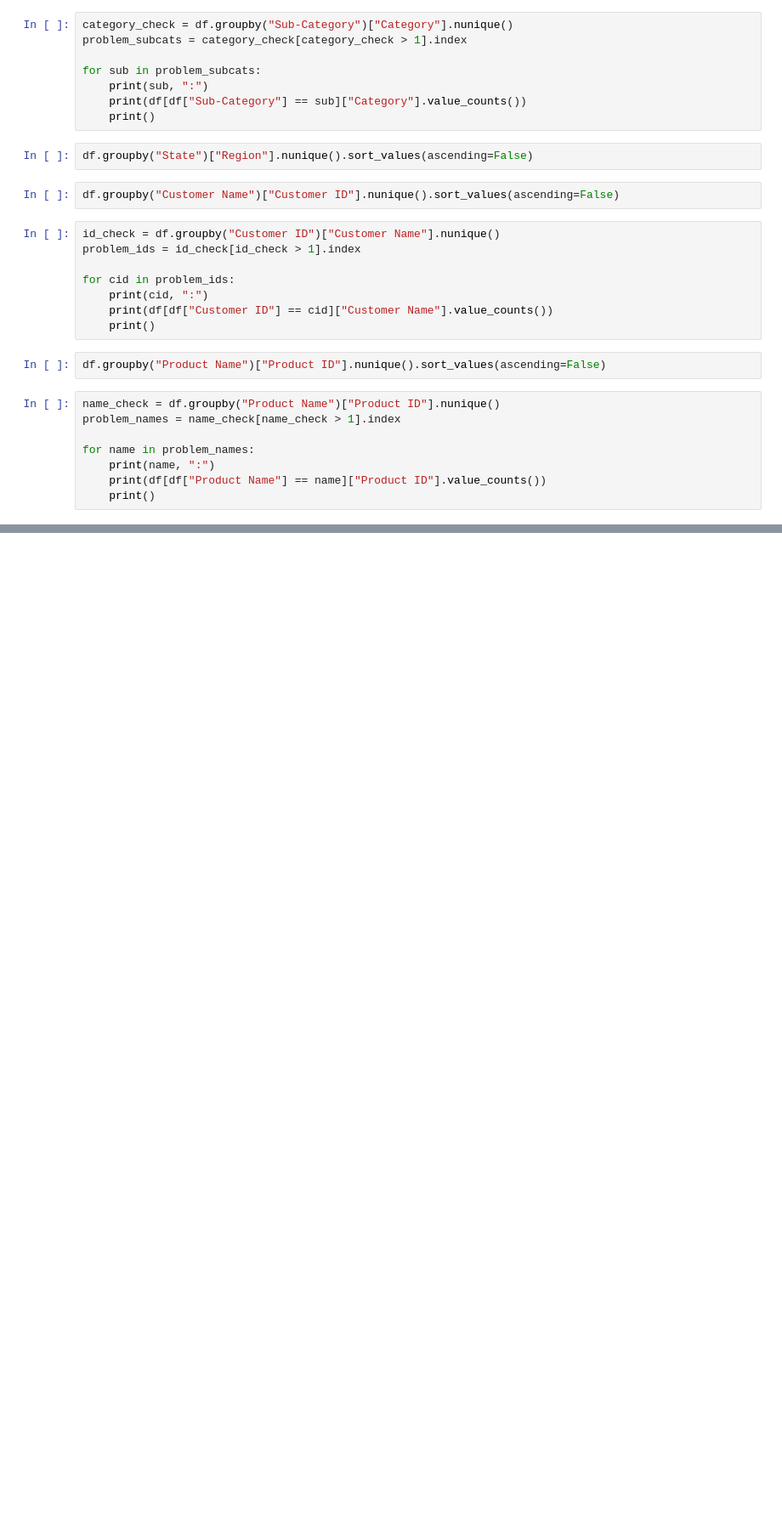
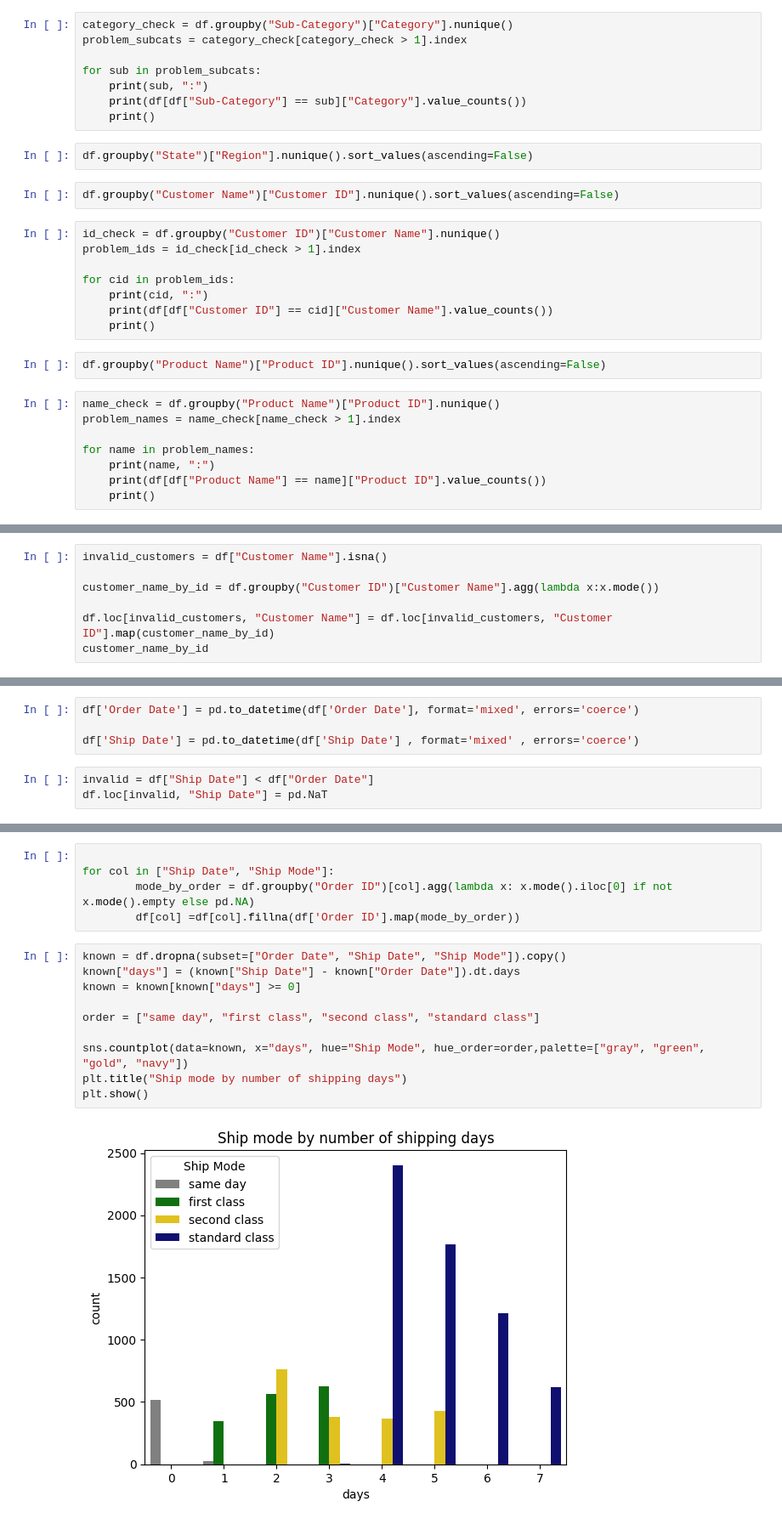
Before and after one commit to Ismail-Dakhlani1440/Datastore360, a Jupyter notebook: notebooks/01_eda.ipynb, the cells around one changed output, grey strips where cells are left out. Shown at 85% size. Cells and saved outputs as stored; diff of their text form; blank space fills up the shorter version.

```diff
--- a/notebooks/01_eda.ipynb
+++ b/notebooks/01_eda.ipynb
@@ -74,0 +97,7 @@ for name in problem_names:
+# %%
+invalid_customers = df["Customer Name"].isna()
+
+customer_name_by_id = df.groupby("Customer ID")["Customer Name"].agg(lambda x:x.mode())
+
+df.loc[invalid_customers, "Customer Name"] = df.loc[invalid_customers, "Customer ID"].map(customer_name_by_id)
+customer_name_by_id
@@ -74,0 +107,7 @@ for name in problem_names:
+# %%
+df['Order Date'] = pd.to_datetime(df['Order Date'], format='mixed', errors='coerce')
+
+df['Ship Date'] = pd.to_datetime(df['Ship Date'] , format='mixed' , errors='coerce')
+# %%
+invalid = df["Ship Date"] < df["Order Date"]
+df.loc[invalid, "Ship Date"] = pd.NaT
@@ -74,0 +121,17 @@ for name in problem_names:
+# %%
+
+for col in ["Ship Date", "Ship Mode"]:
+        mode_by_order = df.groupby("Order ID")[col].agg(lambda x: x.mode().iloc[0] if not x.mode().empty else pd.NA)
+        df[col] =df[col].fillna(df['Order ID'].map(mode_by_order))
+# %%
+known = df.dropna(subset=["Order Date", "Ship Date", "Ship Mode"]).copy()
+known["days"] = (known["Ship Date"] - known["Order Date"]).dt.days
+known = known[known["days"] >= 0]
+
+order = ["same day", "first class", "second class", "standard class"]
+
+sns.countplot(data=known, x="days", hue="Ship Mode", hue_order=order,palette=["gray", "green", "gold", "navy"])
+plt.title("Ship mode by number of shipping days")
+plt.show()
+# %% [output]
+[figure, added]
```
Also changed, not shown: parts of 41 cells of this notebook, 10 other files.
